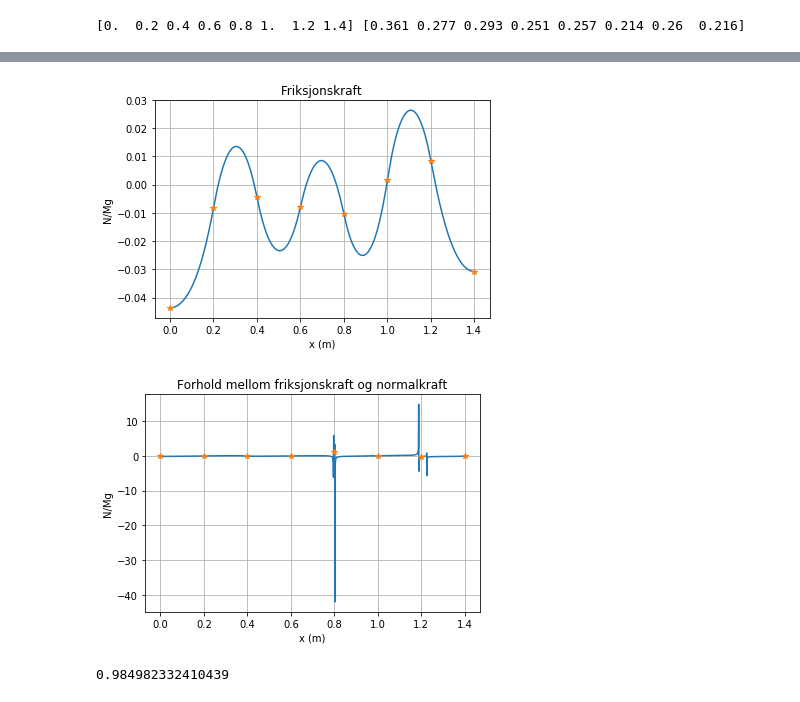
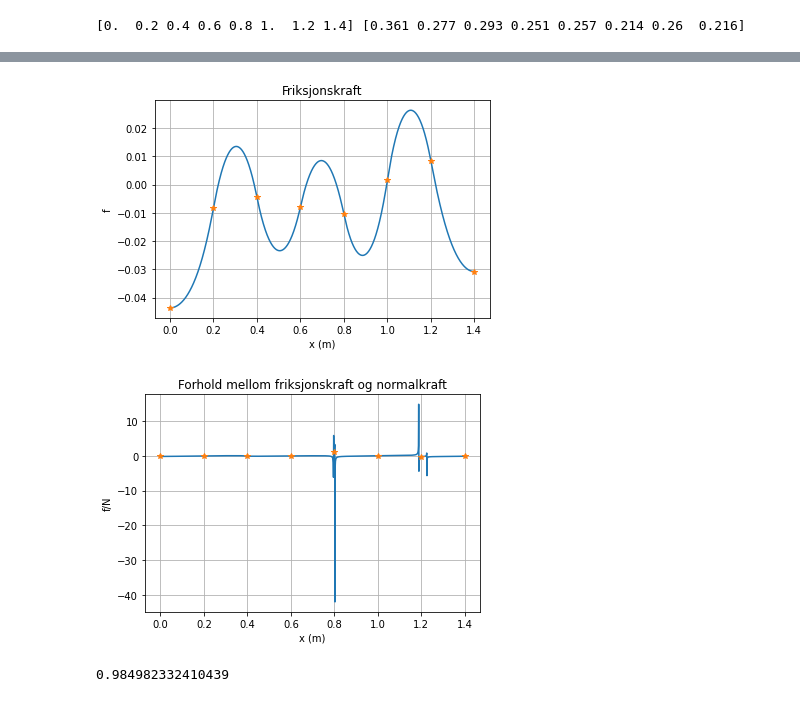
Before and after one commit to nerok/TFY4125-305-1, a Jupyter notebook: cubicspline.ipynb, the cells around one changed output, grey strips where cells are left out. Saved outputs shown, nothing was run; the diff lists cells and outputs as text; code cells hidden in the pictures.

Commit message:
Fix names on plot

```diff
--- a/cubicspline.ipynb
+++ b/cubicspline.ipynb
@@ -149,14 +149,14 @@ plot(x, N/(m*g), 'Normalisert normalkraft', 'N/Mg', 'x (m)')
 # %%
 frik = (c*m*g*np.sin(beta))/(1+c)
 
-plot(x, frik, 'Friksjonskraft', 'N/Mg', 'x (m)')
+plot(x, frik, 'Friksjonskraft', 'f', 'x (m)')
 # %% [output]
-[figure, old version]
+[figure, new version]
 # %%
 
-plot(x, frik/N, 'Forhold mellom friksjonskraft og normalkraft', 'N/Mg', 'x (m)')
+plot(x, frik/N, 'Forhold mellom friksjonskraft og normalkraft', 'f/N', 'x (m)')
 # %% [output]
-[figure, old version]
+[figure, new version]
 # %%
 v_0 = 0
 v_x = v * np.cos(beta)
```
Also changed, not shown: parts of 4 cells of this notebook.
